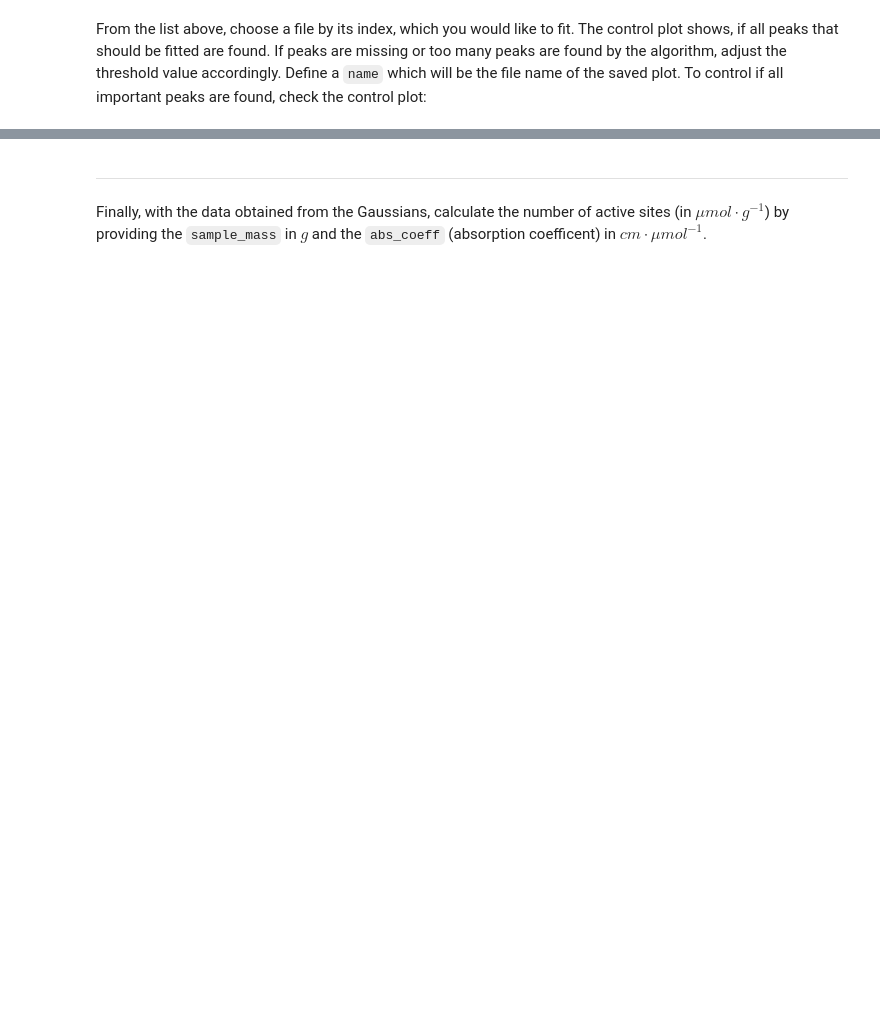
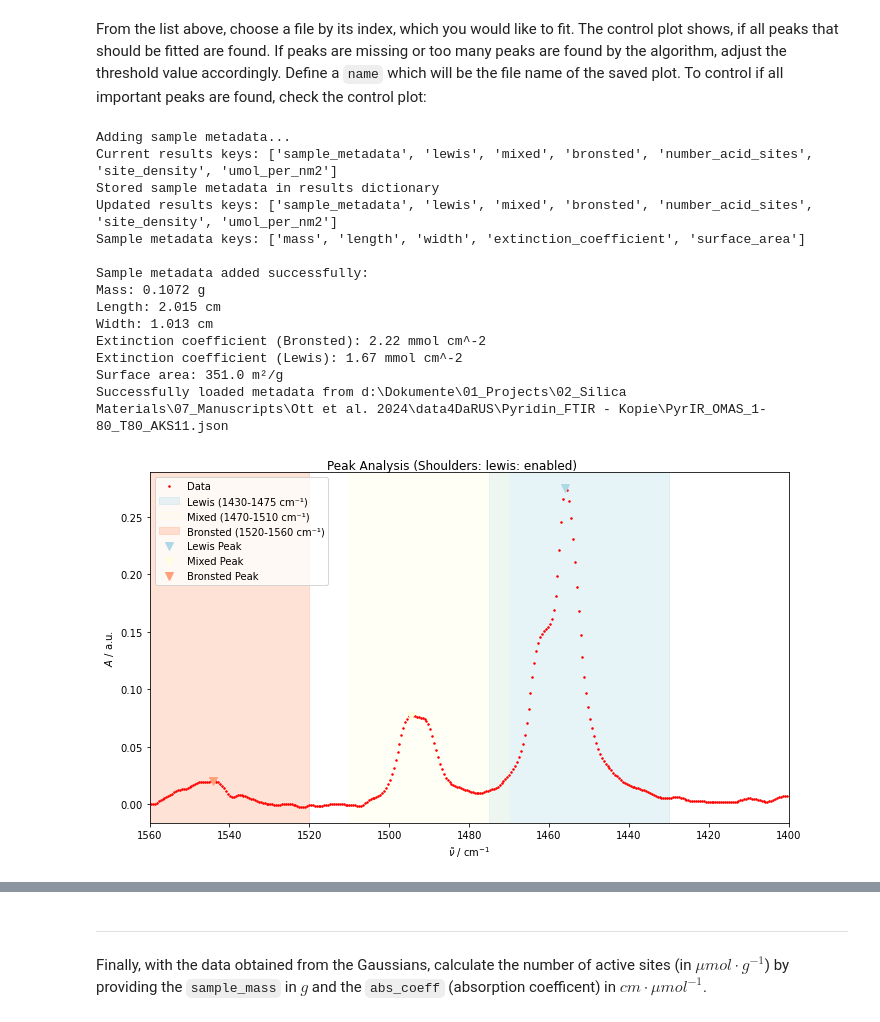
Before and after one commit to FAIRChemistry/FAIRVibSpec, a Jupyter notebook: ir_analysis.ipynb, the cells around one changed output, grey strips where cells are left out. Cells and saved outputs as stored; diff of their text form; code cells hidden in the pictures; blank space fills up the shorter version.

```diff
--- a/ir_analysis.ipynb
+++ b/ir_analysis.ipynb
@@ -20,7 +22,7 @@ print("All done.")
 In your current working directory (`cwd`), specify the `folder` containing the data which are to be processed. The list of available files gives an overview over all samples in this specific folder.
 # %%
 # Setup paths and configuration
-folder = "data/PyrIR_OMAS_1-5_T80"
+folder = "PyrIR_OMAS_1-80_T80_AKS11"
 cwd = Path.cwd()
 path_to_directory = cwd / folder
 print(path_to_directory)
@@ -89,12 +120,28 @@ From the list above, choose a file by its index, which you would like to fit. Th
 # %%
 # Add sample meta data
 path_to_json = cwd / folder
 peak_fitter.load_metadata_from_json(f"{path_to_json}.json")
 
 # Extract data and find peaks
-index = 4
+index = 3
 name=f"{corr}_{index}"
 peak_fitter.extract_data(index=index)
 peak_fitter.get_control_plot(index=index)
+# %% [output]
+Adding sample metadata...
+Current results keys: ['sample_metadata', 'lewis', 'mixed', 'bronsted', 'number_acid_sites', 'site_density', 'umol_per_nm2']
+Stored sample metadata in results dictionary
+Updated results keys: ['sample_metadata', 'lewis', 'mixed', 'bronsted', 'number_acid_sites', 'site_density', 'umol_per_nm2']
+Sample metadata keys: ['mass', 'length', 'width', 'extinction_coefficient', 'surface_area']
+
+Sample metadata added successfully:
+Mass: 0.1072 g
+Length: 2.015 cm
+Width: 1.013 cm
+Extinction coefficient (Bronsted): 2.22 mmol cm^-2
+Extinction coefficient (Lewis): 1.67 mmol cm^-2
+Surface area: 351.0 m²/g
+Successfully loaded metadata from d:\Dokumente\01_Projects\02_Silica Materials\07_Manuscripts\Ott et al. 2024\data4DaRUS\Pyridin_FTIR - Kopie\PyrIR_OMAS_1-80_T80_AKS11.json
+[figure, added]
 # %%
 # does the Lewis peak have a shoulder?
```
Also changed, not shown: parts of 8 cells of this notebook, 3 other files.
